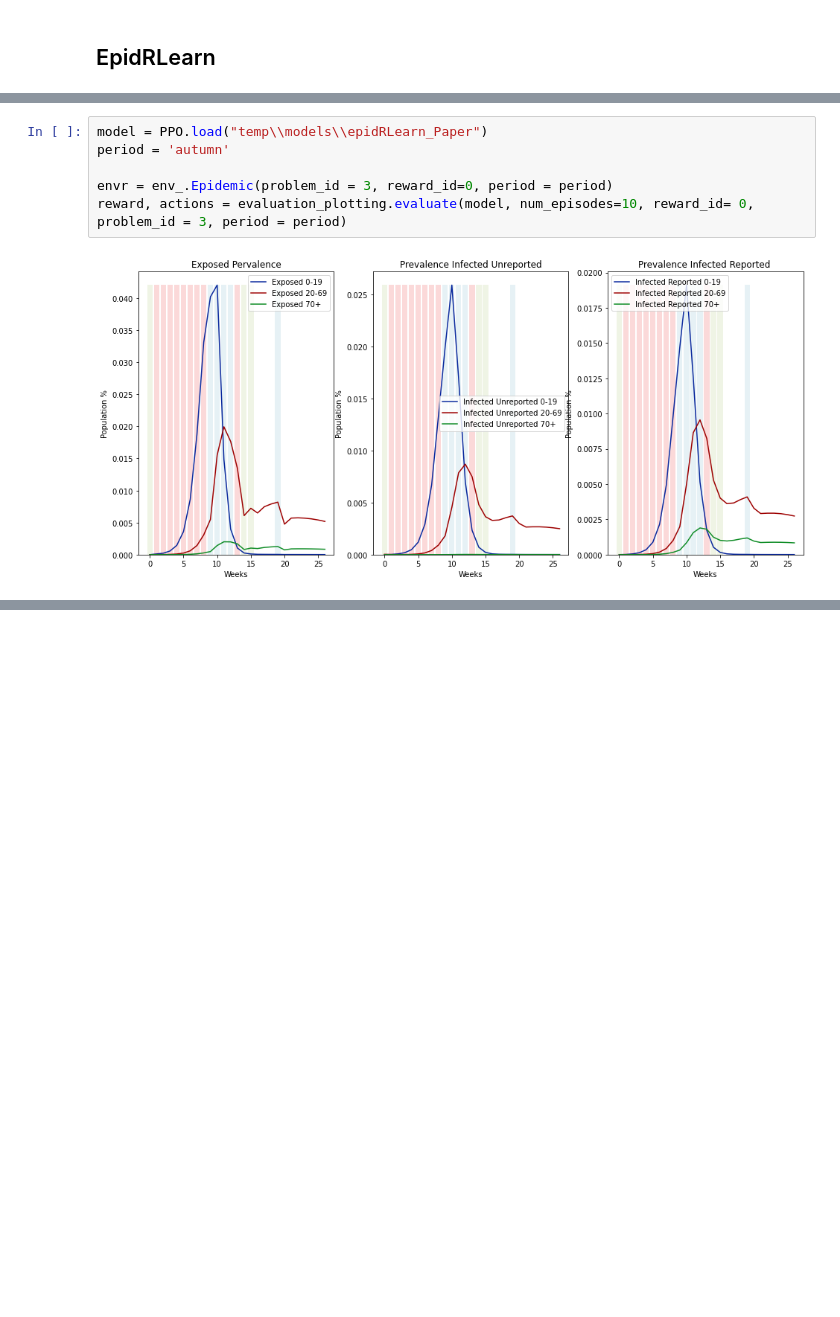
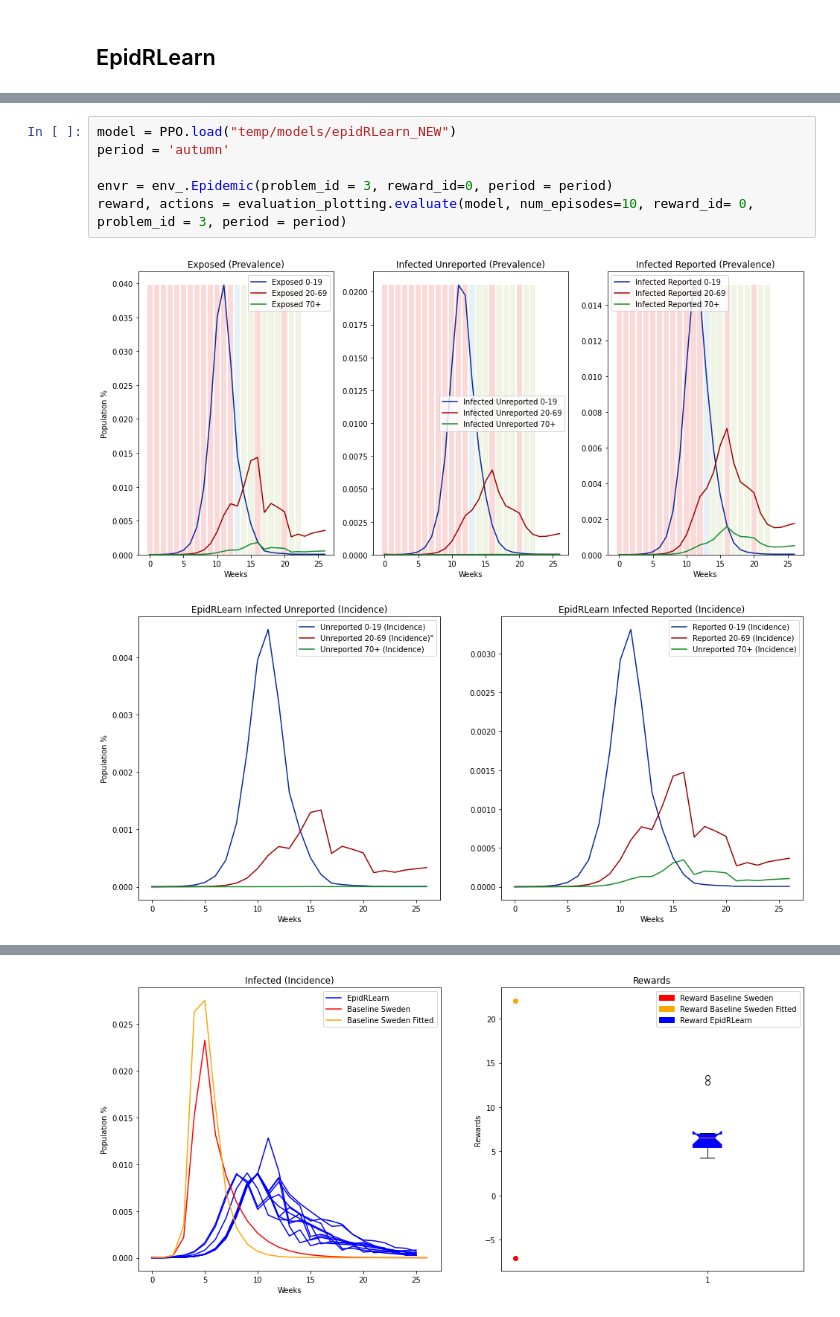
Before and after one commit to MariaBampaAI/EpidRLearn, a Jupyter notebook: Main.ipynb, the cells around one changed output, grey strips where cells are left out. Drawn from its saved outputs; the diff is of its cells as text; blank space fills up the shorter version.

```diff
--- a/Main.ipynb
+++ b/Main.ipynb
@@ -16,8 +15,9 @@ from stable_baselines3 import PPO
 # %%
-model = PPO.load("temp\\models\\epidRLearn_Paper")
+model = PPO.load("temp/models/epidRLearn_NEW")
 period = 'autumn'
 
 envr = env_.Epidemic(problem_id = 3, reward_id=0, period = period)
 reward, actions = evaluation_plotting.evaluate(model, num_episodes=10, reward_id= 0, problem_id = 3, period = period)
 # %% [output]
-[figure, old version]
+[figure, new version]
+[figure, added]
@@ -23,0 +25 @@ reward, actions = evaluation_plotting.evaluate(model, num_episodes=10, reward_id
+[figure, added]
```
Also changed, not shown: parts of 5 cells of this notebook, 15 other files.
